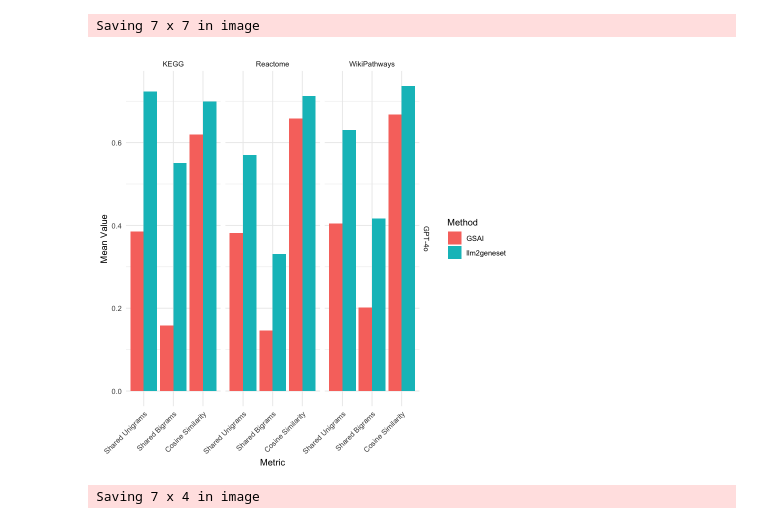
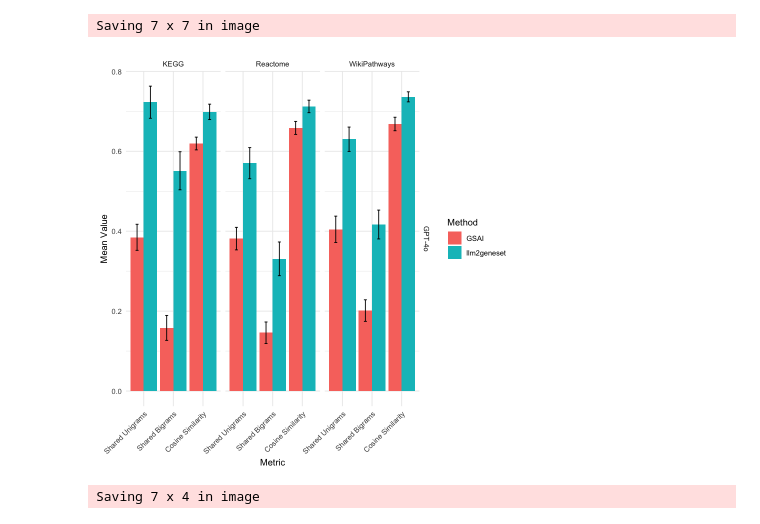
Before and after one commit to Alector-BIO/llm2geneset, a Jupyter notebook: notebooks/fig3.ipynb, the cells around one changed output. Saved outputs shown, nothing was run; the diff lists cells and outputs as text; code cells hidden in the pictures.

Commit message:
added error bars to fig

```diff
--- a/notebooks/fig3.ipynb
+++ b/notebooks/fig3.ipynb
@@ -269,10 +344,16 @@ A tibble: 6 × 6
 df_long <- df_summary %>%
   pivot_longer(cols = c(mean_ROUGE1, mean_ROUGE2, mean_csim),  # Columns to pivot
                names_to = "metric",  # New column for the metric names (ROUGE1, ROUGE2, csim)
-               values_to = "mean_value")  # New column for the mean values
+               values_to = "mean_value")  %>% # New column for the mean values
+   select(c("model", "method", "library", "metric", "mean_value"))
 
+df_long_se <- df_summary %>%
+  pivot_longer(cols = c(se_ROUGE1, se_ROUGE2, se_csim),  # Columns to pivot
+               names_to = "metric",  # New column for the metric names (ROUGE1, ROUGE2, csim)
+               values_to = "se") %>%  # New column for the mean values
+  select(c("model", "method", "library", "metric", "se"))
 # View the transformed data frame
-head(df_long)
+
 
 df_long <- df_long %>%
   mutate(metric = case_when(
@@ -282,15 +363,28 @@ df_long <- df_long %>%
     TRUE ~ metric  # Leave other values unchanged
   ))
 
+df_long_se <- df_long_se %>%
+  mutate(metric = case_when(
+    metric == "se_csim" ~ "Cosine Similarity",
+    metric == "se_ROUGE1" ~ "Shared Unigrams",
+    metric == "se_ROUGE2" ~ "Shared Bigrams",
+    TRUE ~ metric  # Leave other values unchanged
+  ))
+
+df_long <- df_long %>% left_join(df_long_se)
 df_long <- df_long %>%
   mutate(metric = factor(metric, levels = c("Shared Unigrams", "Shared Bigrams",
                                             "Cosine Similarity")))
 
 
+
 # Create a bar plot of 'mean_value', grouped by 'metric' and filled by 'method', faceted by 'model' and 'library'
 p <- ggplot(df_long, aes(x = metric, y = mean_value, fill = method)) +
   geom_bar(stat = "identity", position = "dodge") +  # Create a grouped bar plot with side-by-side bars
-  facet_grid(model ~ library) +  # Facet by 'model' across rows and 'library' across columns
+  geom_errorbar(aes(ymin = mean_value - se, ymax = mean_value + se),
+                width = 0.2,                    # Set width of error bars
+                position = position_dodge(0.9)) +  # Position error bars to match bars
+facet_grid(model ~ library) +  # Facet by 'model' across rows and 'library' across columns
   labs(x = "Metric", y = "Mean Value", fill = "Method") +  # Set axis and legend labels
   theme_minimal() +  # Use a minimal theme
   theme(axis.text.x = element_text(angle = 45, hjust = 1))  # Rotate x-axis labels for readability
@@ -313,14 +399,17 @@ Saving 7 x 7 in image
 # %%
 # Create a bar plot of 'mean_value', grouped by 'metric' and filled by 'method', faceted by 'model' and 'library'
 p <- ggplot(df_long %>% filter(model == "GPT-4o"), aes(x = metric, y = mean_value, fill = method)) +
   geom_bar(stat = "identity", position = "dodge") +  # Create a grouped bar plot with side-by-side bars
-  facet_grid(model ~ library) +  # Facet by 'model' across rows and 'library' across columns
+  geom_errorbar(aes(ymin = mean_value - se, ymax = mean_value + se),
+                width = 0.2,                    # Set width of error bars
+                position = position_dodge(0.9)) +  # Position error bars to match bars
+facet_grid(model ~ library) +  # Facet by 'model' across rows and 'library' across columns
   labs(x = "Metric", y = "Mean Value", fill = "Method") +  # Set axis and legend labels
   theme_minimal() +  # Use a minimal theme
   theme(axis.text.x = element_text(angle = 45, hjust = 1))  # Rotate x-axis labels for readability
 p
 # %% [output]
-[figure, old version]
+[figure, new version]
 # %%
 ggsave(p, file="figures/fig3d.pdf", height=4)
 # %% [output]
```
Also changed, not shown: parts of 11 cells of this notebook.
